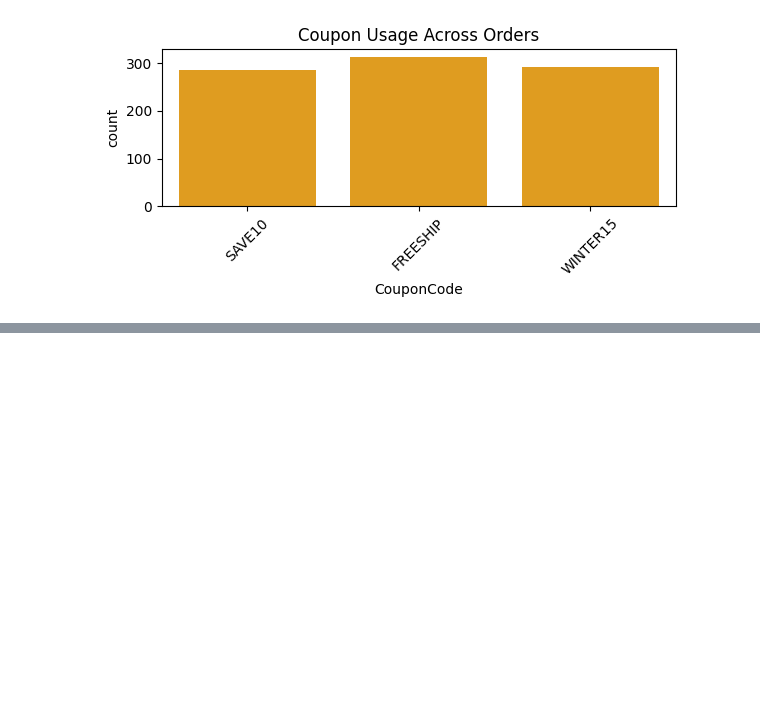
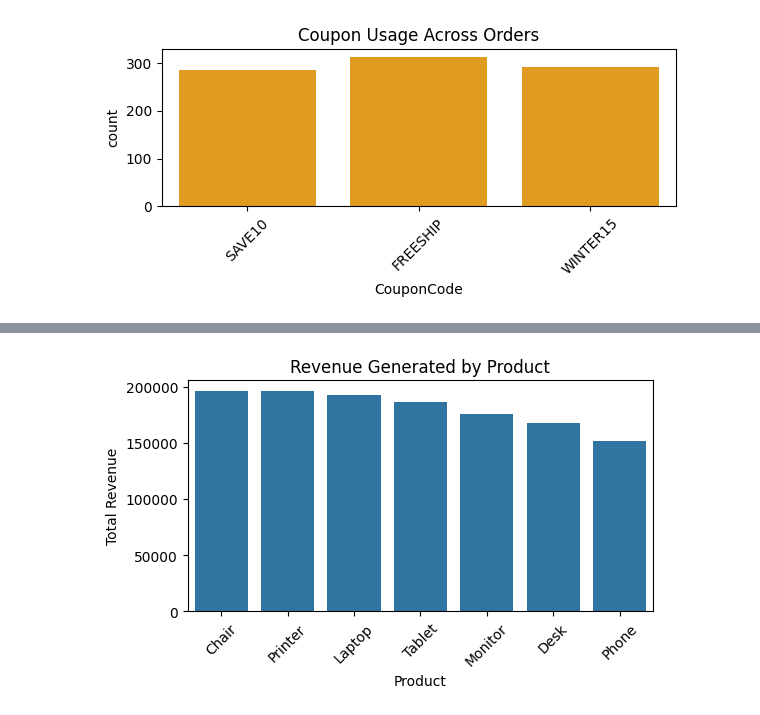
Before and after one commit to Pratham1257/-DecodeLabs-Internship, a Jupyter notebook: Project 2/Task 2.ipynb, the cells around one changed output, grey strips where cells are left out. Cells and saved outputs as stored; diff of their text form; code cells hidden in the pictures; blank space fills up the shorter version.

Commit message:
Refactor execution counts to null and add revenue generation visualization

```diff
--- a/Project 2/Task 2.ipynb
+++ b/Project 2/Task 2.ipynb
@@ -190,3 +192,6 @@ plt.tight_layout()
 plt.show()
 # %% [output]
 [figure]
+# %%
+product_revenue=df.groupby('Product')['TotalPrice'].sum().sort_values(ascending=False)
+print(product_revenue)
@@ -192,0 +208,10 @@ plt.show()
+# %%
+plt.figure(figsize=(6,3))
+sns.barplot(x=product_revenue.index, y=product_revenue.values)
+plt.title('Revenue Generated by Product')
+plt.xlabel('Product')
+plt.ylabel('Total Revenue')
+plt.xticks(rotation=45)
+plt.show()
+# %% [output]
+[figure, added]
```
Also changed, not shown: parts of 2 cells of this notebook.
